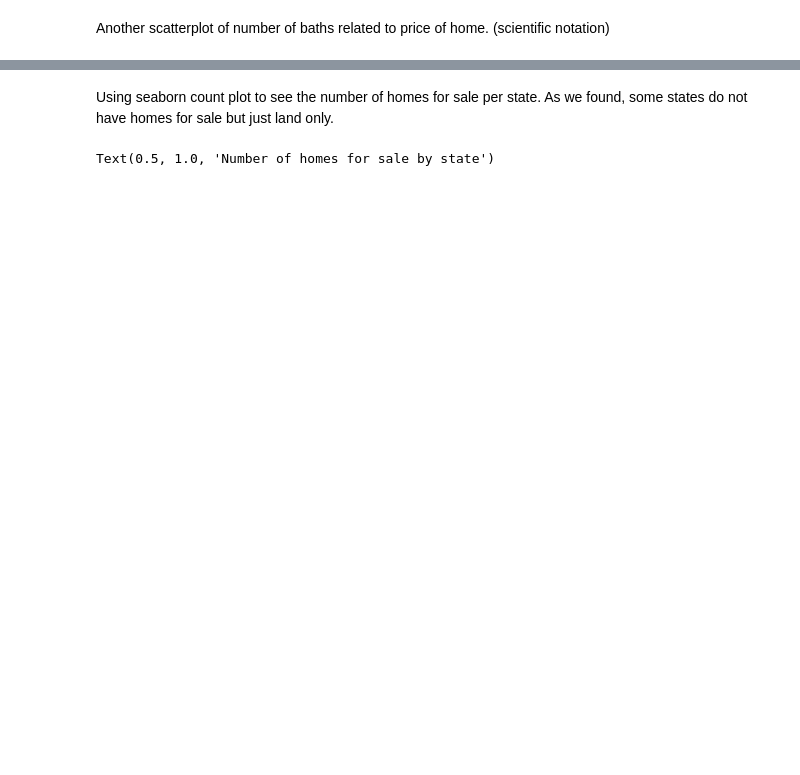
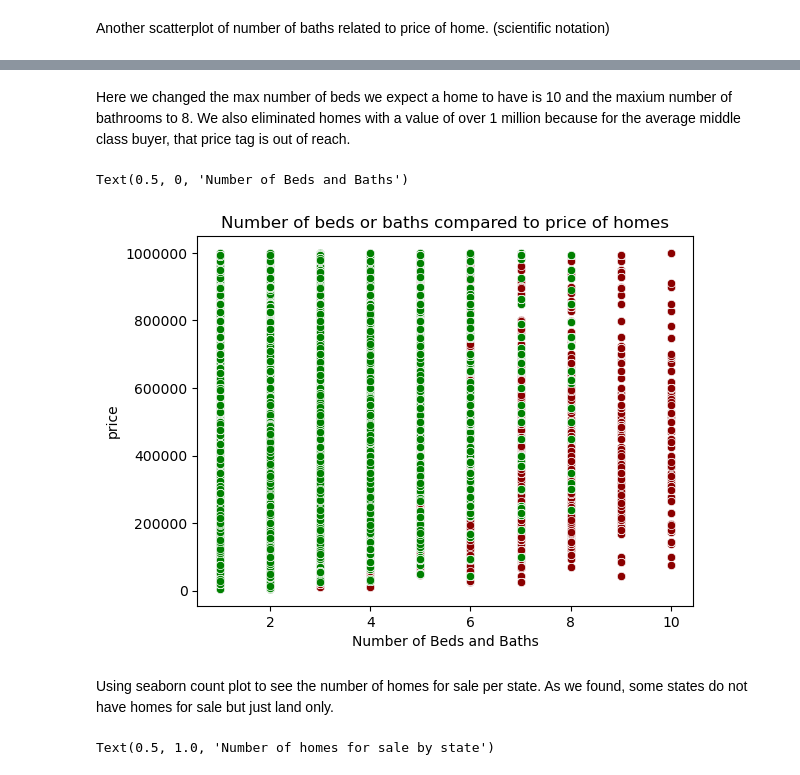
Before and after one commit to itoptics/CST383, a Jupyter notebook: Real_Estate_Data.ipynb, the cells around one changed output, grey strips where cells are left out. Drawn from its saved outputs; the diff is of its cells as text; code cells hidden in the pictures; blank space fills up the shorter version.

```diff
--- a/Real_Estate_Data.ipynb
+++ b/Real_Estate_Data.ipynb
@@ -128,3 +171,14 @@ sns.scatterplot(data=df, x='bath', y='price', color='green')
+# %% [markdown]
+Here we changed the max number of beds we expect a home to have is 10 and the maxium number of bathrooms to 8. We also eliminated homes with a value of over 1 million because for the average middle class buyer, that price tag is out of reach.
+# %%
+sns.scatterplot(data=df, x='bed', y='price', color='darkred')
+sns.scatterplot(data=df, x='bath', y='price', color='green')
+plt.title("Number of beds or baths compared to price of homes")
+plt.ticklabel_format(style='plain')
+plt.xlabel('Number of Beds and Baths')
+# %% [output]
+Text(0.5, 0, 'Number of Beds and Baths')
+[figure, added]
 # %% [markdown]
 Using seaborn count plot to see the number of homes for sale per state. As we found, some states do not have homes for sale but just land only.
 # %%
```
Also changed, not shown: parts of 20 cells of this notebook.
